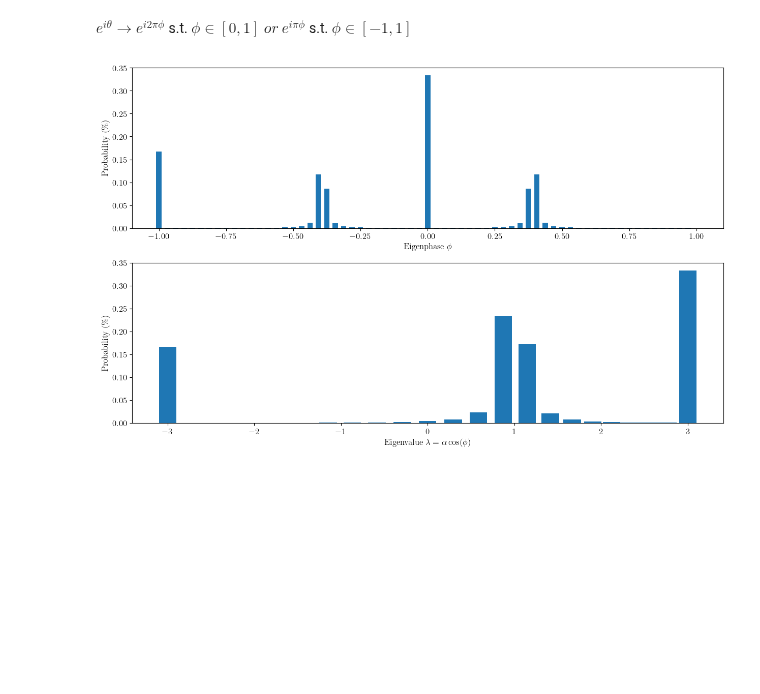
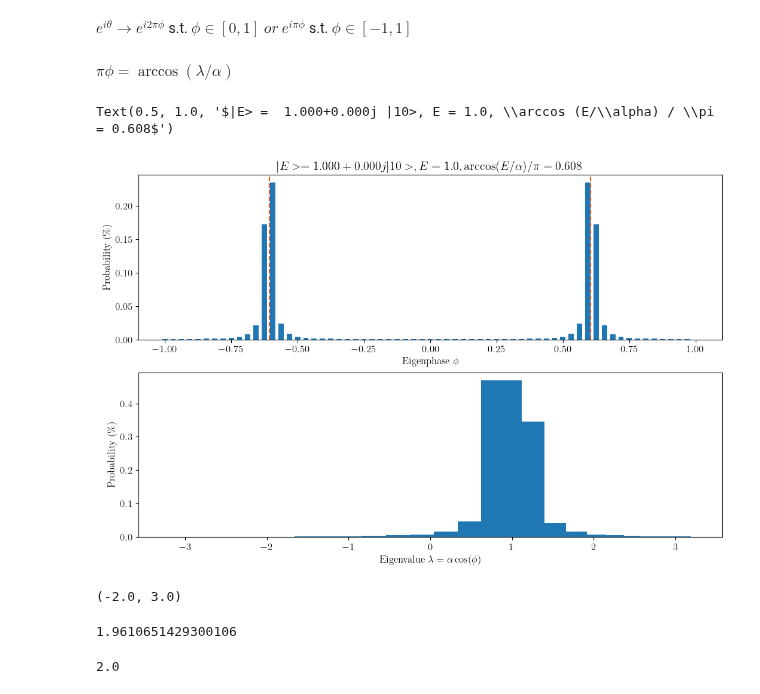
Before and after one commit to Tufts-QIQC/LOBE, a Jupyter notebook: notebooks/fermionic_LWO.ipynb, the cells around one changed output. Saved outputs shown, nothing was run; the diff lists cells and outputs as text; code cells hidden in the pictures; blank space fills up the shorter version.

```diff
--- a/notebooks/fermionic_LWO.ipynb
+++ b/notebooks/fermionic_LWO.ipynb
@@ -103,7 +103,7 @@ def get_select_oracle(
             )
 
     select = index_over_terms(index_register=prepare_register, block_encoding_functions=block_encoding_functions,
-                              clean_ancillae=clean_ancillae[1:], ctrls = ctrls)[0]
+                              clean_ancillae=clean_ancillae[1:], ctrls = ctrls)
     return select
 # %%
 clean_ancillae = [cirq.LineQubit(-1-i) for i in range(10)]
@@ -130,8 +130,8 @@ PREPARE = add_prepare_circuit(index_register, target_state=target_state)[0]
 REFLECT = add_ancilla_reflection(ancilla_register=index_register)
 PREPARE_DAGGER = [cirq.inverse(gate) for gate in PREPARE[::-1]]
 
-W = REFLECT + PREPARE + SELECT + PREPARE_DAGGER
-# W = SELECT + PREPARE_DAGGER + REFLECT + PREPARE
+# W = REFLECT + PREPARE + SELECT + PREPARE_DAGGER
+W = SELECT + PREPARE_DAGGER + REFLECT + PREPARE
 # %%
 cirq.Circuit(W)
 # %% [output]
@@ -380,3 +452,5 @@ qpe_circuit
 # %% [markdown]
 $e^{i\theta}\to e^{i 2\pi  \phi}$ s.t. $\phi \in [0, 1]$ $\textit{or}$ $e^{i \pi \phi}$ s.t. $\phi \in [-1, 1]$
+# %% [markdown]
+$\pi \phi = \arccos(\lambda / \alpha)$
 # %%
@@ -416,12 +499,0 @@ def simulate_circuit(circuit, initial_state, n_phase_bits, display_output: bool
-# %%
-probabilities = simulate_circuit(qpe_circuit, full_initial_state, n_phase_bits, False)
-eigenphases = possible_thetas_symmetric(n_phase_bits)
-
-names, counts = zip(*probabilities.items())
-
-
-eigenvalues = [rescaling_factor * np.cos(np.pi * eigenphase) for eigenphase in names]
-
-eigenvalues_dict = {}
-for i, eigenvalue in enumerate(eigenvalues):
-    eigenvalues_dict[eigenvalue] = list(counts)[i] + eigenvalues_dict.get(eigenvalue, 0)
@@ -428,25 +532,46 @@ for i, eigenvalue in enumerate(eigenvalues):
+# %%
+probabilities = simulate_circuit_and_compute_probabilities(circuit, full_initial_state, n_phase_bits)
+eigenphases = list_possible_eigenphases(n_phase_bits)
 # %%
 fig, axes = plt.subplots(2, 1, figsize=(32 / 2.54, 20 / 2.54))
 
-axes[0].bar(names, counts, width = 0.02)
+# axes[0].bar(names, counts, width = 0.02)
+axes[0].bar(eigenphases, probabilities, width = 0.02)
 
 alpha_plot_scale = 0
 if n_phase_bits < 5:
     alpha_plot_scale = 0.75
 
 for possible_eigenphase in eigenphases:
     axes[0].axvline(x = possible_eigenphase, color = 'k', linestyle = ':', alpha = alpha_plot_scale, zorder = -1)
 axes[0].set_ylabel(r'Probability ($\%$)')
 axes[0].set_xlabel(f"Eigenphase $\phi$")
 axes[0].set_xlim(-1.1, 1.1)
 # axes[0].set_ylim(0, 100)
+negative_numerical_value = expected_value_of_eigenphase(eigenphases[:int(len(eigenphases)/2)], 2*probabilities[:int(len(eigenphases)/2)])
+positive_numerical_value = expected_value_of_eigenphase(eigenphases[int(len(eigenphases)/2):], 2*probabilities[int(len(eigenphases)/2):])
+axes[0].axvline(x=positive_numerical_value, color="#FC4E14", ls="--", label="Numerical")
+axes[0].axvline(x=negative_numerical_value, color="#FC4E14", ls="--", label="Numerical")
 
 
-axes[1].bar(eigenvalues_dict.keys(), eigenvalues_dict.values(), width = 0.2)
-# axes[1].set_ylim(0, 100)
+energies = np.array([decode_eigenphase(eigenphase, rescaling_factor) for eigenphase in eigenphases]) #-1*np.cos(np.array(eigenphases)*np.pi)
+parsed_energies = energies[:int(len(energies)/2) + 1]
+parsed_probabilities = np.array(probabilities[:int(len(energies)/2) + 1])
+for i, prob in enumerate(probabilities[int(len(energies)/2) + 1:]):
+    parsed_probabilities[-2 - i] += prob
+bar_plot = axes[1].bar(parsed_energies, parsed_probabilities, width=32/(1<<n_phase_bits))
+
 axes[1].set_ylabel(r'Probability ($\%$)')
 axes[1].set_xlabel(r"Eigenvalue $\lambda = \alpha \cos(\phi)$")
 
-plt.tight_layout()
+axes[0].set_title(f"$|E> = {QuantumState.from_array(vecs[:, excitation_level].reshape(-1, 1))}, E = {vals[excitation_level].round(3)}, \\arccos (E/\\alpha) / \\pi = {(np.arccos(-rescaled_vals[excitation_level])/np.pi).round(3)}$")
+
+# plt.tight_layout()
 # %% [output]
+Text(0.5, 1.0, '$|E> =  1.000+0.000j |10>, E = 1.0, \\arccos (E/\\alpha) / \\pi = 0.608$')
-[figure, old version]
+[figure, new version]
+# %%
+
+negative_numerical_value, rescaling_factor
+# %% [output]
+(-2.0, 3.0)
@@ -452,0 +580,8 @@ plt.tight_layout()
+# %%
+decode_eigenphase(-0.726779281775724, rescaling_factor)
+# %% [output]
+1.9610651429300106
+# %%
+vals[2]
+# %% [output]
+2.0
```
Also changed, not shown: parts of 17 cells of this notebook, 1 other file.
